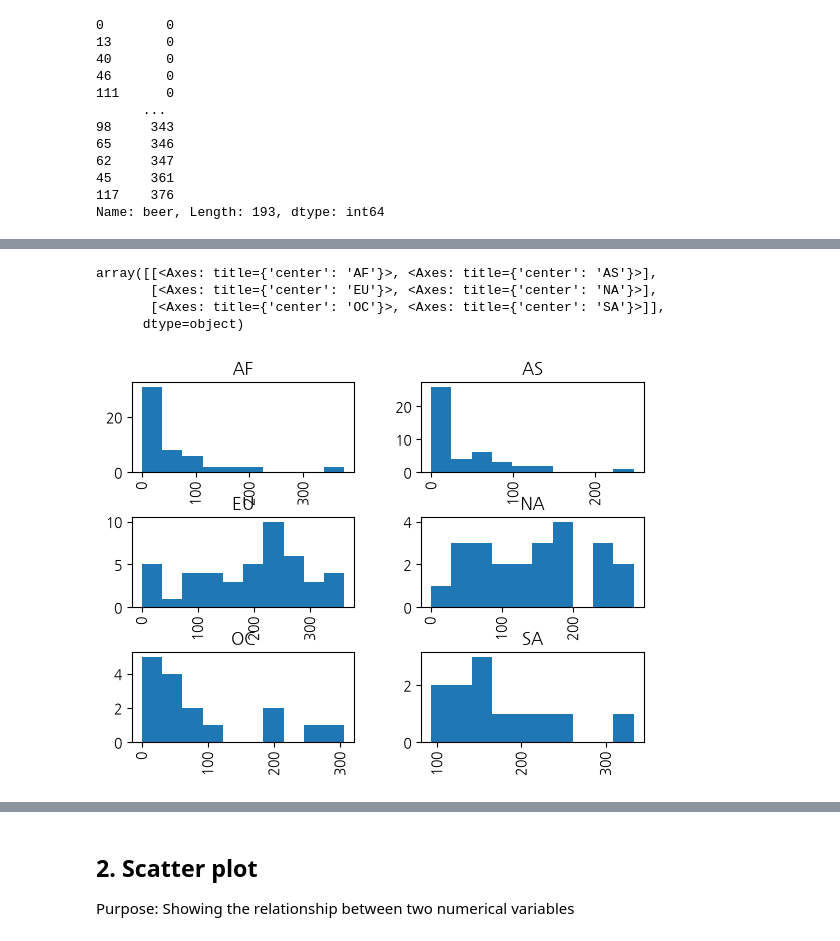
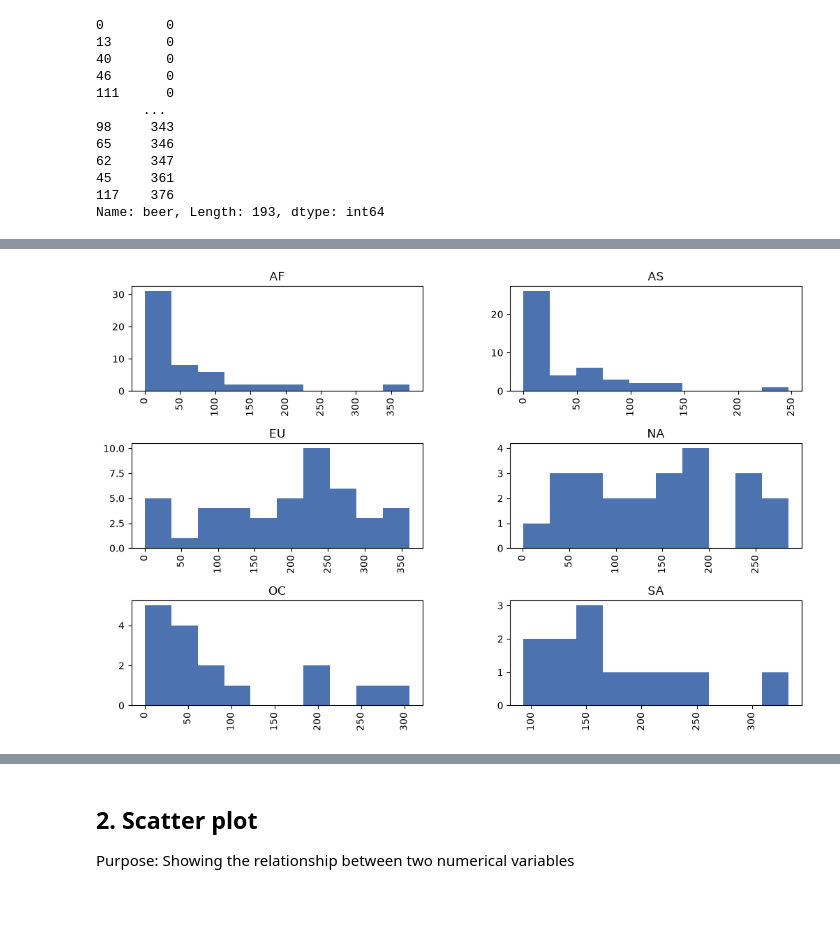
Before and after one commit to jslee-gses/code, a Jupyter notebook: lecture03_data_visualization/03_1_matplotlib.ipynb, the cells around one changed output, grey strips where cells are left out. Cells and saved outputs as stored; diff of their text form; code cells hidden in the pictures; blank space fills up the shorter version.

```diff
--- a/lecture03_data_visualization/03_1_matplotlib.ipynb
+++ b/lecture03_data_visualization/03_1_matplotlib.ipynb
@@ -38,3 +24,5 @@ import koreanize_matplotlib
 
 import numpy as np
 import pandas as pd
+
+plt.style.use('default')
@@ -128,0 +96,2 @@ array([[<Axes: title={'center': 'beer'}>]], dtype=object)
+# %%
+plt.style.use('seaborn-v0_8-deep')        # 스타일 적용
@@ -129,9 +109,13 @@ array([[<Axes: title={'center': 'beer'}>]], dtype=object)
 # %%
-# histogram of beer servings grouped by continent
-drinks.hist(column='beer', by='continent')
+# AF, AS, EU, NA, OC, SA 대륙별 beer Histogram 6개 출력
+# 기본 배치: 3행 × 2열
+drinks.hist(column='beer',
+            by='continent',   # 대률별 출력
+            figsize=(12, 8),   # 가로 12, 세로 8 인치
+)
+
+
+
+plt.savefig('image/1_3.png')
 # %% [output]
-array([[<Axes: title={'center': 'AF'}>, <Axes: title={'center': 'AS'}>],
-       [<Axes: title={'center': 'EU'}>, <Axes: title={'center': 'NA'}>],
-       [<Axes: title={'center': 'OC'}>, <Axes: title={'center': 'SA'}>]],
-      dtype=object)
-[figure, old version]
+[figure, new version]
```
Also changed, not shown: parts of 50 cells of this notebook.
